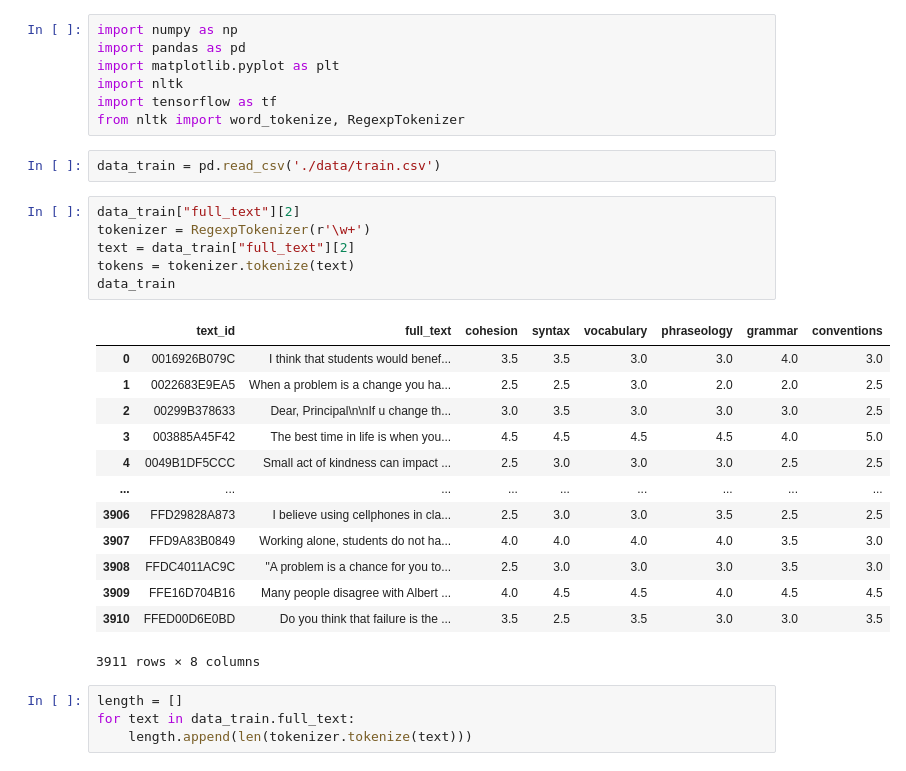
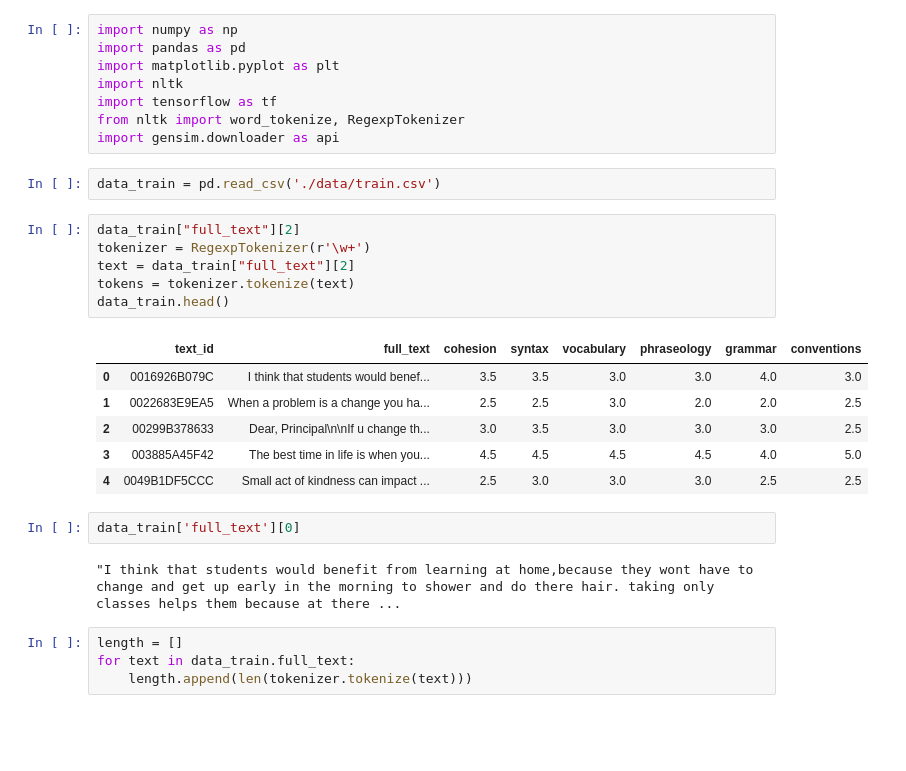
Before and after one commit to AImeetsAG/English-Language-Learning-Feedback-Machine-Learning-Competition, a Jupyter notebook: Vocabulary_Arpan.ipynb, the cells around one changed output. Cells and saved outputs as stored; diff of their text form; blank space fills up the shorter version.

```diff
--- a/Vocabulary_Arpan.ipynb
+++ b/Vocabulary_Arpan.ipynb
@@ -5,28 +5,26 @@ import matplotlib.pyplot as plt
 import nltk
 import tensorflow as tf
 from nltk import word_tokenize, RegexpTokenizer
+import gensim.downloader as api
 # %%
 data_train = pd.read_csv('./data/train.csv')
 # %%
 data_train["full_text"][2]
 tokenizer = RegexpTokenizer(r'\w+')
 text = data_train["full_text"][2]
 tokens = tokenizer.tokenize(text)
-data_train
+data_train.head()
 # %% [output]
 |  | text_id | full_text | cohesion | syntax | vocabulary | phraseology | grammar | conventions |
 | 0 | 0016926B079C | I think that students would benef... | 3.5 | 3.5 | 3.0 | 3.0 | 4.0 | 3.0 |
 | 1 | 0022683E9EA5 | When a problem is a change you ha... | 2.5 | 2.5 | 3.0 | 2.0 | 2.0 | 2.5 |
 | 2 | 00299B378633 | Dear, Principal\n\nIf u change th... | 3.0 | 3.5 | 3.0 | 3.0 | 3.0 | 2.5 |
 | 3 | 003885A45F42 | The best time in life is when you... | 4.5 | 4.5 | 4.5 | 4.5 | 4.0 | 5.0 |
 | 4 | 0049B1DF5CCC | Small act of kindness can impact ... | 2.5 | 3.0 | 3.0 | 3.0 | 2.5 | 2.5 |
-| ... | ... | ... | ... | ... | ... | ... | ... | ... |
-| 3906 | FFD29828A873 | I believe using cellphones in cla... | 2.5 | 3.0 | 3.0 | 3.5 | 2.5 | 2.5 |
-| 3907 | FFD9A83B0849 | Working alone, students do not ha... | 4.0 | 4.0 | 4.0 | 4.0 | 3.5 | 3.0 |
-| 3908 | FFDC4011AC9C | "A problem is a chance for you to... | 2.5 | 3.0 | 3.0 | 3.0 | 3.5 | 3.0 |
-| 3909 | FFE16D704B16 | Many people disagree with Albert ... | 4.0 | 4.5 | 4.5 | 4.0 | 4.5 | 4.5 |
-| 3910 | FFED00D6E0BD | Do you think that failure is the ... | 3.5 | 2.5 | 3.5 | 3.0 | 3.0 | 3.5 |
-3911 rows × 8 columns
+# %%
+data_train['full_text'][0]
+# %% [output]
+"I think that students would benefit from learning at home,because they wont have to change and get up early in the morning to shower and do there hair. taking only classes helps them because at there ...
 # %%
 length = []
 for text in data_train.full_text:
```
Also changed, not shown: parts of 12 cells of this notebook.
